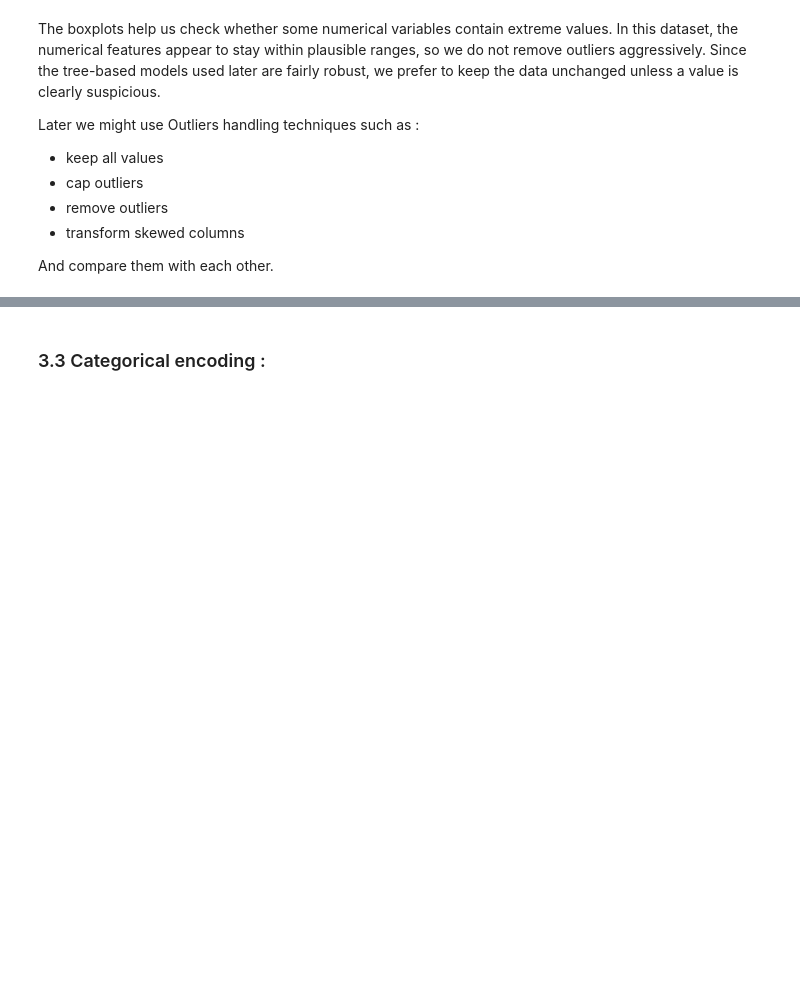
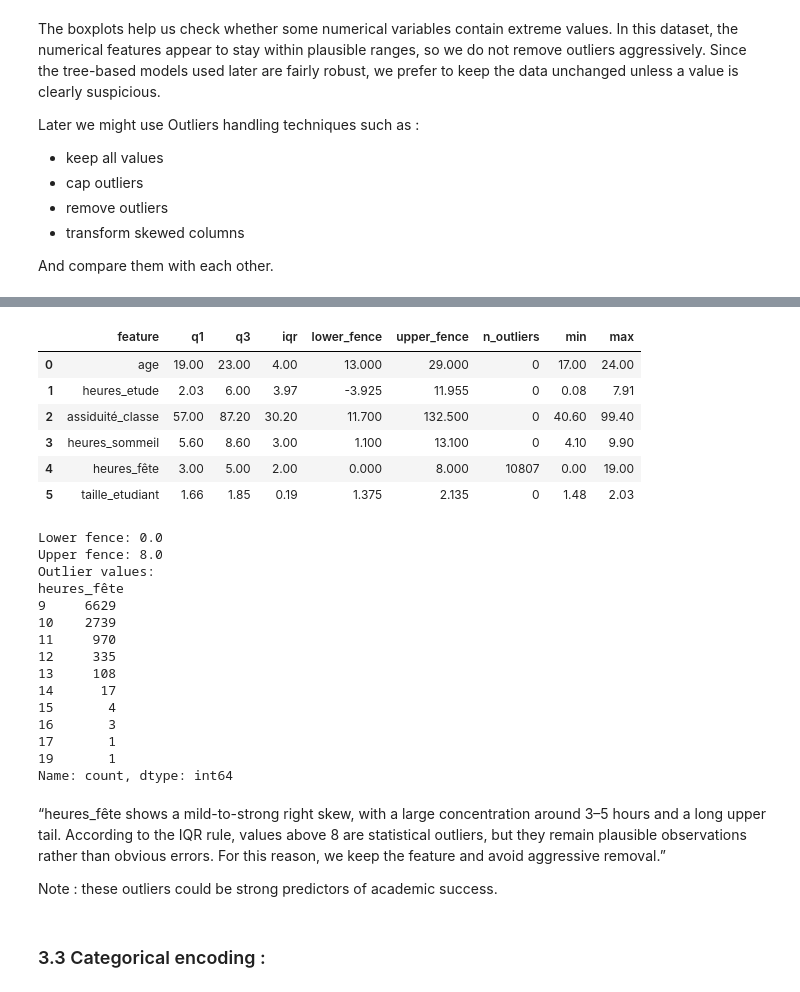
Before and after one commit to Muten-Roshi-Sama/MachineLearningLabs_4eiai40, a Jupyter notebook: Project2026/failure_prediction.ipynb, the cells around one changed output, grey strips where cells are left out. Drawn from its saved outputs; the diff is of its cells as text; code cells hidden in the pictures; blank space fills up the shorter version.

```diff
--- a/Project2026/failure_prediction.ipynb
+++ b/Project2026/failure_prediction.ipynb
@@ -720,3 +765,77 @@ plt.show()
+# %%
+# Boxplot fences and outlier counts for each numerical column
+outlier_report = []
+
+for col in numerical_cols:
+    q1 = approach3_X_train[col].quantile(0.25)
+    q3 = approach3_X_train[col].quantile(0.75)
+    iqr = q3 - q1
+    lower_fence = q1 - 1.5 * iqr
+    upper_fence = q3 + 1.5 * iqr
+
+    n_outliers = ((approach3_X_train[col] < lower_fence) | (approach3_X_train[col] > upper_fence)).sum()
+
+    outlier_report.append({
+        "feature": col,
+        "q1": q1,
+        "q3": q3,
+        "iqr": iqr,
+        "lower_fence": lower_fence,
+        "upper_fence": upper_fence,
+        "n_outliers": n_outliers,
+        "min": approach3_X_train[col].min(),
+        "max": approach3_X_train[col].max(),
+    })
+
+outlier_report_df = pd.DataFrame(outlier_report)
+display(outlier_report_df)
+
+
+
+col = "heures_fête"
+
+q1 = approach3_X_train[col].quantile(0.25)
+q3 = approach3_X_train[col].quantile(0.75)
+iqr = q3 - q1
+lower_fence = q1 - 1.5 * iqr
+upper_fence = q3 + 1.5 * iqr
+
+outliers = approach3_X_train.loc[
+    (approach3_X_train[col] < lower_fence) | (approach3_X_train[col] > upper_fence),
+    col
+].sort_values()
+
+print("Lower fence:", lower_fence)
+print("Upper fence:", upper_fence)
+print("Outlier values:")
+print(outliers.value_counts().sort_index())
+# %% [output]
+|  | feature | q1 | q3 | iqr | lower_fence | upper_fence | n_outliers | min | max |
+| 0 | age | 19.00 | 23.00 | 4.00 | 13.000 | 29.000 | 0 | 17.00 | 24.00 |
+| 1 | heures_etude | 2.03 | 6.00 | 3.97 | -3.925 | 11.955 | 0 | 0.08 | 7.91 |
+| 2 | assiduité_classe | 57.00 | 87.20 | 30.20 | 11.700 | 132.500 | 0 | 40.60 | 99.40 |
+| 3 | heures_sommeil | 5.60 | 8.60 | 3.00 | 1.100 | 13.100 | 0 | 4.10 | 9.90 |
+| 4 | heures_fête | 3.00 | 5.00 | 2.00 | 0.000 | 8.000 | 10807 | 0.00 | 19.00 |
+| 5 | taille_etudiant | 1.66 | 1.85 | 0.19 | 1.375 | 2.135 | 0 | 1.48 | 2.03 |
+Lower fence: 0.0
+Upper fence: 8.0
+Outlier values:
+heures_fête
+9     6629
+10    2739
+11     970
+12     335
+13     108
+14      17
+15       4
+16       3
+17       1
+19       1
+Name: count, dtype: int64
+# %% [markdown]
+“heures_fête shows a mild-to-strong right skew, with a large concentration around 3–5 hours and a long upper tail. According to the IQR rule, values above 8 are statistical outliers, but they remain plausible observations rather than obvious errors. For this reason, we keep the feature and avoid aggressive removal.”
+
+Note : these outliers could be strong predictors of academic success.
 # %% [markdown]
 ### 3.3 Categorical encoding :
 # %% [markdown]
```
Also changed, not shown: parts of 18 cells of this notebook, 1 other file.
